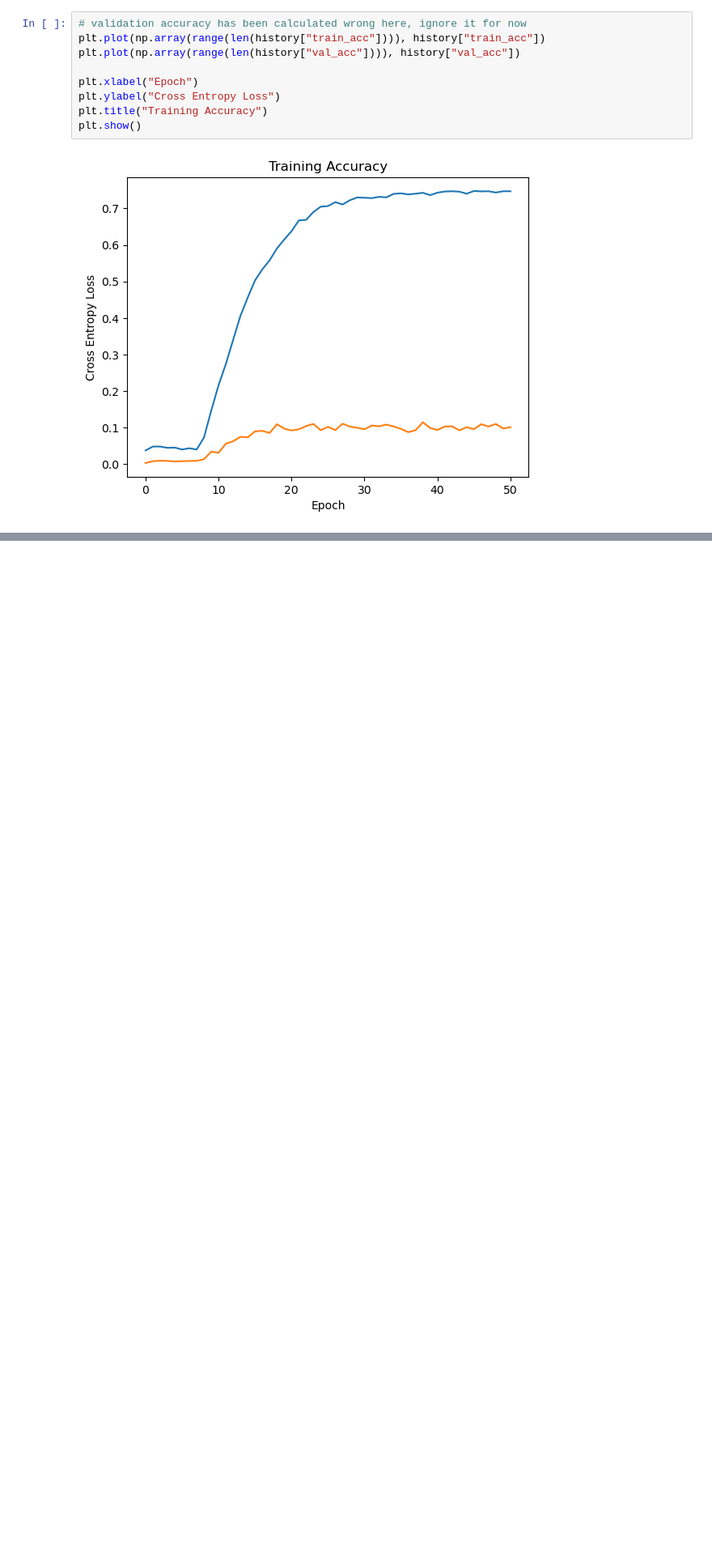
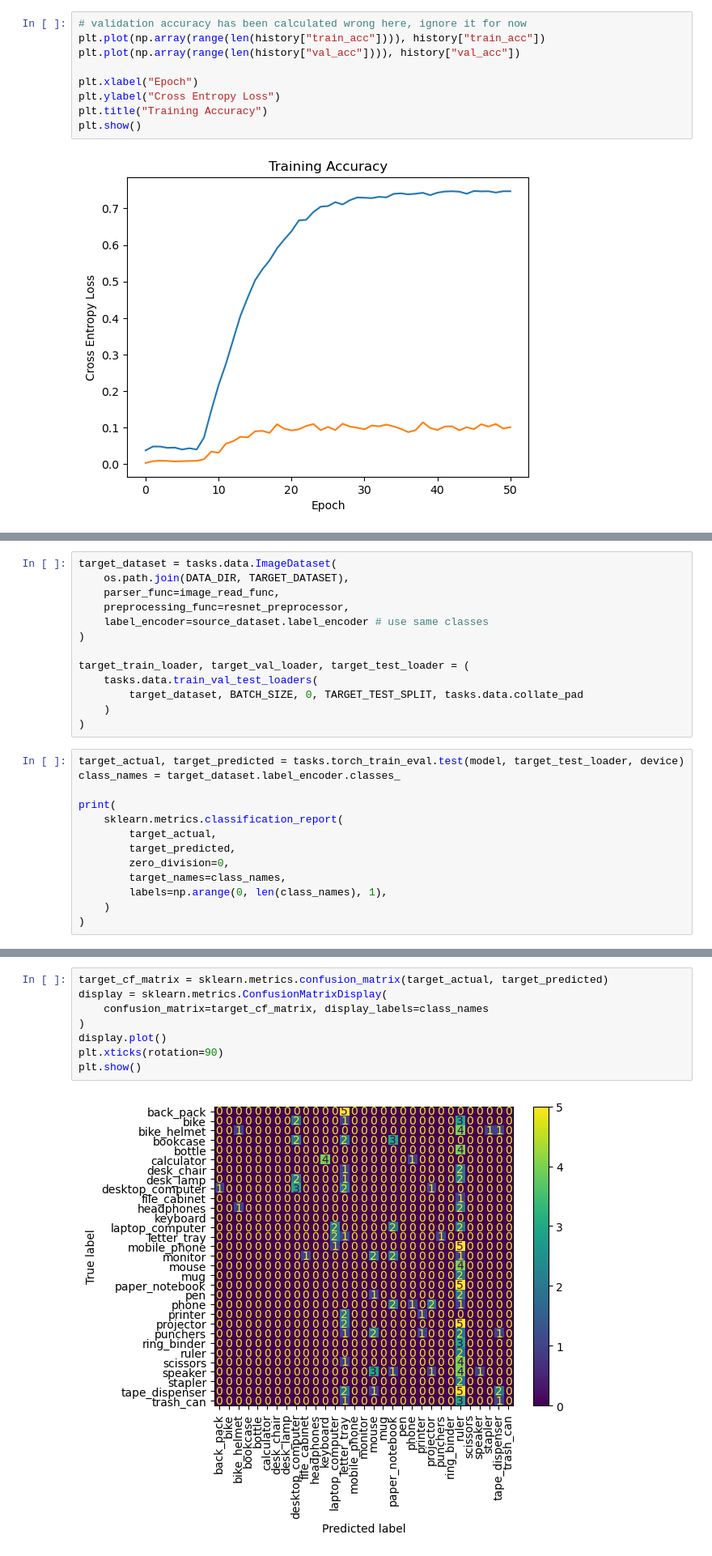
Before and after one commit to dimits-ts/deep_vision_domain_adaptation, a Jupyter notebook: domain_adaptation.ipynb, the cells around one changed output, grey strips where cells are left out. Shown at 81% size. Cells and saved outputs as stored; diff of their text form; blank space fills up the shorter version.

```diff
--- a/domain_adaptation.ipynb
+++ b/domain_adaptation.ipynb
@@ -205,0 +219,26 @@ plt.show()
+# %%
+target_dataset = tasks.data.ImageDataset(
+    os.path.join(DATA_DIR, TARGET_DATASET),
+    parser_func=image_read_func,
+    preprocessing_func=resnet_preprocessor,
+    label_encoder=source_dataset.label_encoder # use same classes
+)
+
+target_train_loader, target_val_loader, target_test_loader = (
+    tasks.data.train_val_test_loaders(
+        target_dataset, BATCH_SIZE, 0, TARGET_TEST_SPLIT, tasks.data.collate_pad
+    )
+)
+# %%
+target_actual, target_predicted = tasks.torch_train_eval.test(model, target_test_loader, device)
+class_names = target_dataset.label_encoder.classes_
+
+print(
+    sklearn.metrics.classification_report(
+        target_actual,
+        target_predicted,
+        zero_division=0,
+        target_names=class_names,
+        labels=np.arange(0, len(class_names), 1),
+    )
+)
@@ -206,3 +263,13 @@ plt.show()
+# %%
+target_cf_matrix = sklearn.metrics.confusion_matrix(target_actual, target_predicted)
+display = sklearn.metrics.ConfusionMatrixDisplay(
+    confusion_matrix=target_cf_matrix, display_labels=class_names
+)
+display.plot()
+plt.xticks(rotation=90)
+plt.show()
+# %% [output]
+[figure, added]
 # %%
 # code from https://towardsdatascience.com/neural-network-calibration-using-pytorch-c44b7221a61
 def T_scaling(logits, temperature):
```
Also changed, not shown: parts of 9 cells of this notebook.
